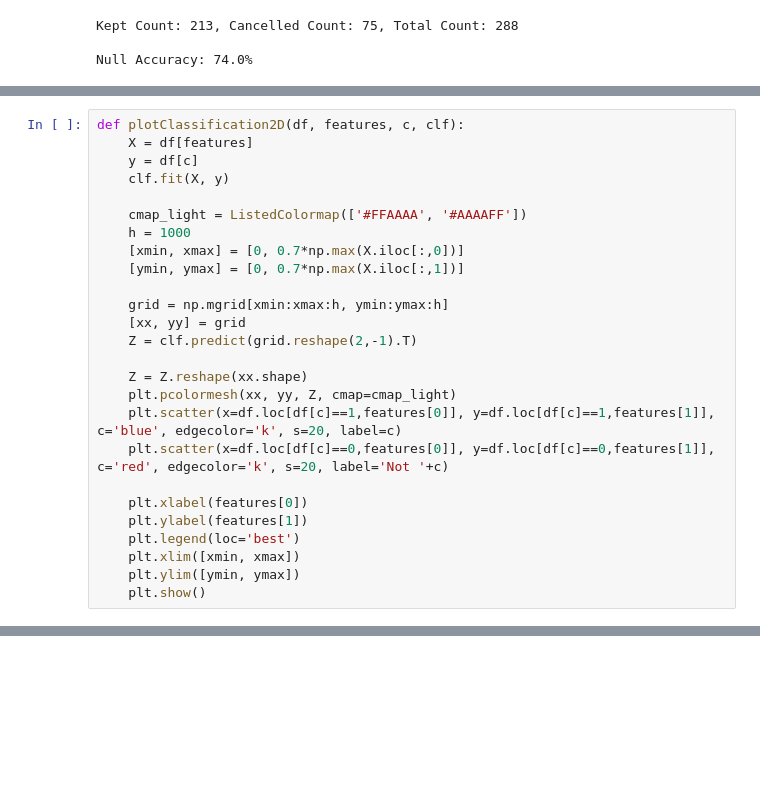
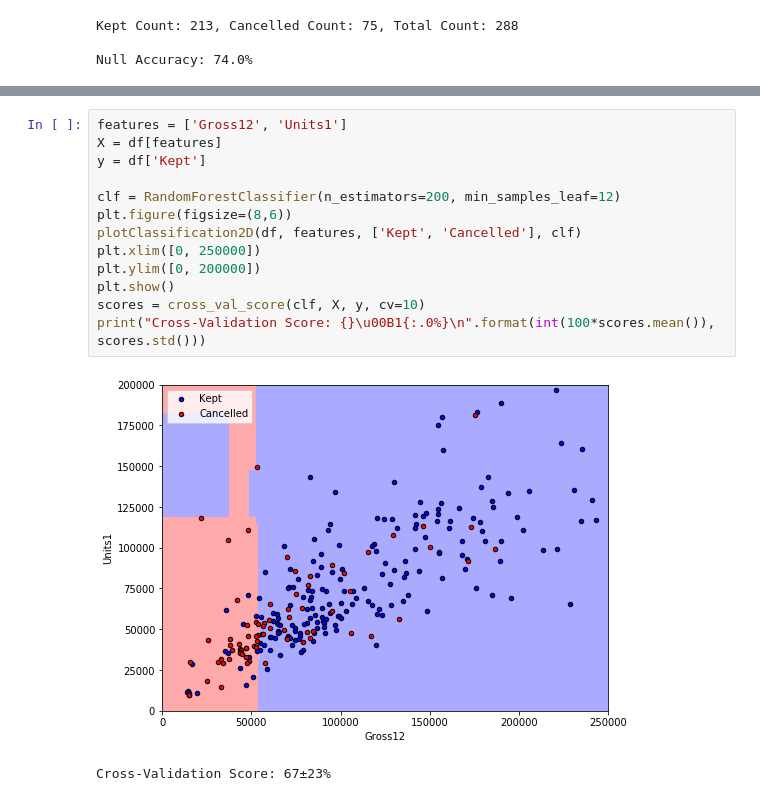
Before and after one commit to christopherpease/ComicSales, a Jupyter notebook: 2 Comic Book Cancellations - Machine Learning.ipynb, the cells around one changed output, grey strips where cells are left out. Cells and saved outputs as stored; diff of their text form; blank space fills up the shorter version.

```diff
--- a/2 Comic Book Cancellations - Machine Learning.ipynb
+++ b/2 Comic Book Cancellations - Machine Learning.ipynb
@@ -59,26 +95,0 @@ plotClassification2D displays a 2D plot over `features` of predicted class `c` b
-# %%
-def plotClassification2D(df, features, c, clf):
-    X = df[features]
-    y = df[c]
-    clf.fit(X, y)
-
-    cmap_light = ListedColormap(['#FFAAAA', '#AAAAFF'])
-    h = 1000
-    [xmin, xmax] = [0, 0.7*np.max(X.iloc[:,0])]
-    [ymin, ymax] = [0, 0.7*np.max(X.iloc[:,1])]
-
-    grid = np.mgrid[xmin:xmax:h, ymin:ymax:h]
-    [xx, yy] = grid
-    Z = clf.predict(grid.reshape(2,-1).T)
-
-    Z = Z.reshape(xx.shape)
-    plt.pcolormesh(xx, yy, Z, cmap=cmap_light)
-    plt.scatter(x=df.loc[df[c]==1,features[0]], y=df.loc[df[c]==1,features[1]], c='blue', edgecolor='k', s=20, label=c)
-    plt.scatter(x=df.loc[df[c]==0,features[0]], y=df.loc[df[c]==0,features[1]], c='red', edgecolor='k', s=20, label='Not '+c)
-
-    plt.xlabel(features[0])
-    plt.ylabel(features[1])
-    plt.legend(loc='best')
-    plt.xlim([xmin, xmax])
-    plt.ylim([ymin, ymax])
-    plt.show()
@@ -290,0 +392,16 @@ plotClassification2D(df, ['Units10','Units5'], 'Kept', clf)
+# %%
+features = ['Gross12', 'Units1']
+X = df[features]
+y = df['Kept']
+
+clf = RandomForestClassifier(n_estimators=200, min_samples_leaf=12)
+plt.figure(figsize=(8,6))
+plotClassification2D(df, features, ['Kept', 'Cancelled'], clf)
+plt.xlim([0, 250000])
+plt.ylim([0, 200000])
+plt.show()
+scores = cross_val_score(clf, X, y, cv=10)
+print("Cross-Validation Score: {}\u00B1{:.0%}\n".format(int(100*scores.mean()), scores.std()))
+# %% [output]
+[figure, added]
+Cross-Validation Score: 67±23%
```
Also changed, not shown: parts of 90 cells of this notebook, 3 other files.
